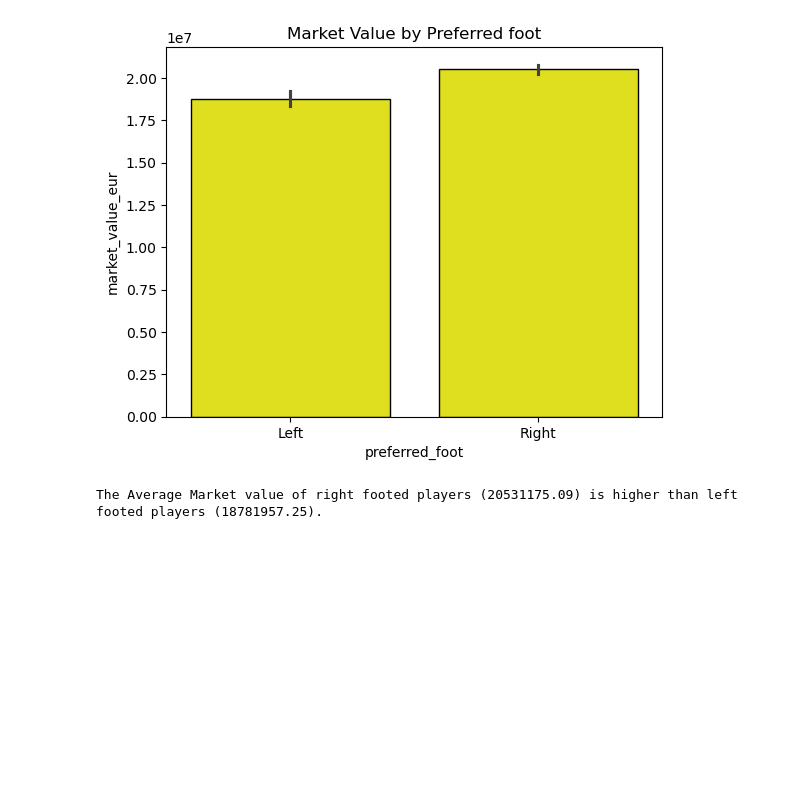
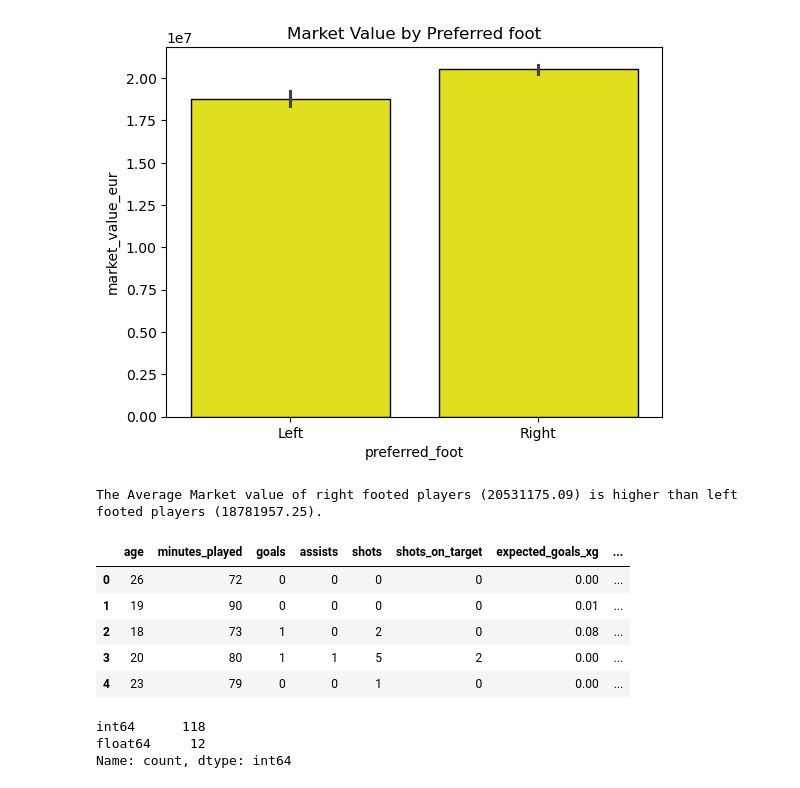
Before and after one commit to himashooo/FiFa-2026, a Jupyter notebook: fifa 2026 player_perf.ipynb, the cells around one changed output. Saved outputs shown, nothing was run; the diff lists cells and outputs as text; code cells hidden in the pictures; blank space fills up the shorter version.

```diff
--- a/fifa 2026 player_perf.ipynb
+++ b/fifa 2026 player_perf.ipynb
@@ -218,12 +218,12 @@ df.head()
 # %%
 not_useful=['player_id','player_name','jersey_number','height_cm','weight_kg','club_name','match_id',
             'match_date','stadium','city','opponent_team','tournament_stage','match_result',
-            'goals_team','goals_opponent','crosses','pass_accuracy','successful_pasees',
+            'goals_team','goals_opponent','crosses','pass_accuracy','successful_passes',
             'dribbles_attempted','interceptions','clearances','blocks','aerial_duels_won',
             'aerial_duels_lost','defensive_actions','fouls_committed','fouls_suffered','saves',
             'save_percentage','punches','clean_sheet','goals_conceded','distance_covered_km',
-            'sprint_distance_km','accelerations','deceleration','total_assists_tournament',
-            'total_goals_tournament','total_minutes_tournament','tournament_rating']
+            'sprint_distance_km','accelerations','decelerations','total_assists_tournament',
+            'total_goals_tournament','total_minutes_tournament','tournament_rating','key_passes','pressure_resistance']
 # %%
 sns.histplot(data=df,x='age',bins=15,color='Green',edgecolor='black')
 plt.title("Age Distribution")
@@ -331,3 +331,23 @@ plt.show()
 print(f"The Average Market value of right footed players ({df[df['preferred_foot']=='Right']['market_value_eur'].mean():.2f}) is higher than left footed players ({df[df['preferred_foot']=='Left']['market_value_eur'].mean():.2f}). ")
 # %% [output]
 The Average Market value of right footed players (20531175.09) is higher than left footed players (18781957.25).
+# %%
+X=df.drop(columns=['market_value_eur'] + not_useful,axis=1)
+y=df['market_value_eur']
+# %%
+X=pd.get_dummies(X,columns=['nationality','team','position','preferred_foot'],dtype='int')
+# %%
+X.head()
+# %% [output]
+|  | age | minutes_played | goals | assists | shots | shots_on_target | expected_goals_xg | ... |
+| 0 | 26 | 72 | 0 | 0 | 0 | 0 | 0.00 | ... |
+| 1 | 19 | 90 | 0 | 0 | 0 | 0 | 0.01 | ... |
+| 2 | 18 | 73 | 1 | 0 | 2 | 0 | 0.08 | ... |
+| 3 | 20 | 80 | 1 | 1 | 5 | 2 | 0.00 | ... |
+| 4 | 23 | 79 | 0 | 0 | 1 | 0 | 0.00 | ... |
+# %%
+X.dtypes.value_counts()
+# %% [output]
+int64      118
+float64     12
+Name: count, dtype: int64
```
Also changed, not shown: parts of 7 cells of this notebook.
